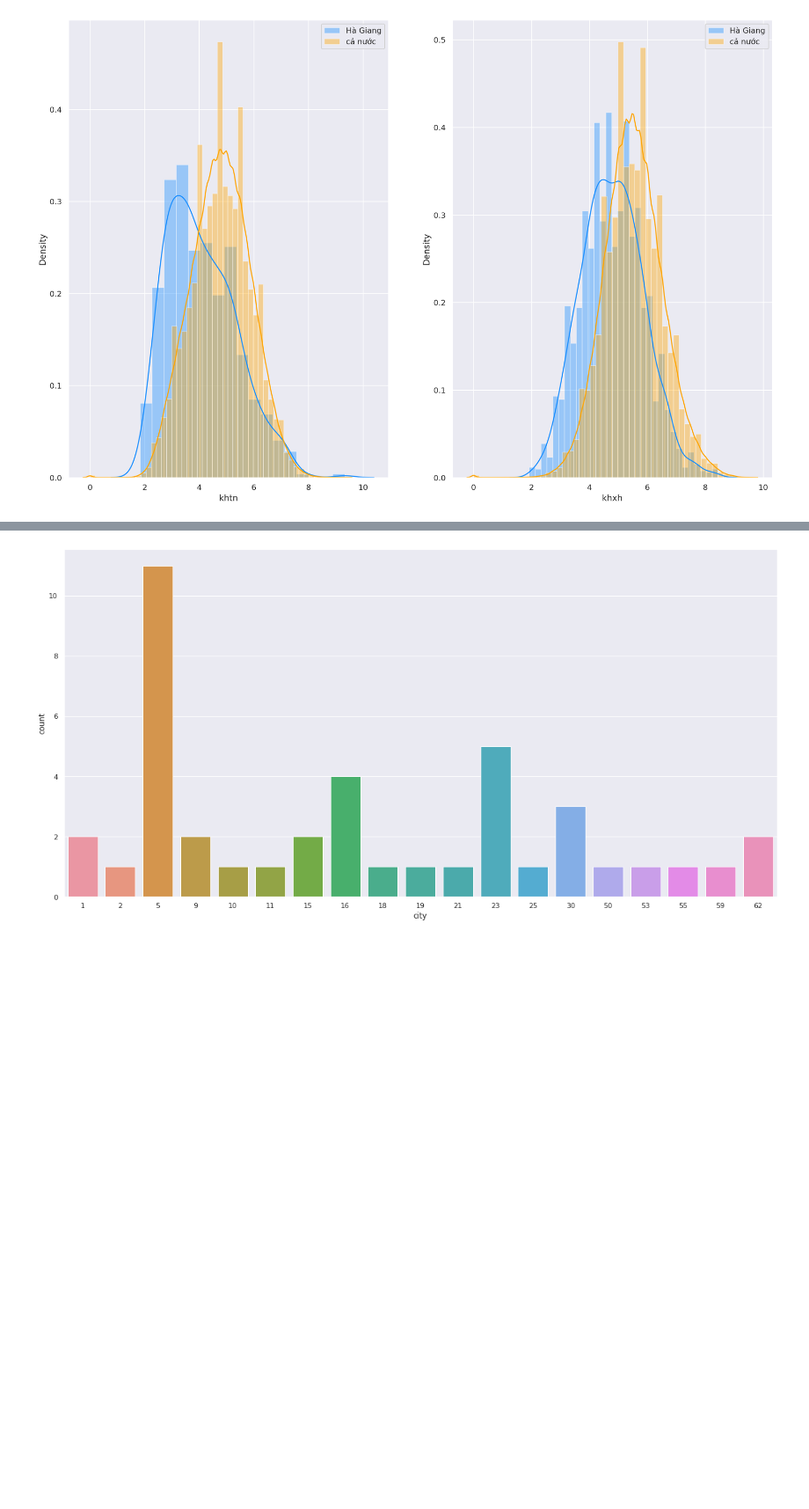
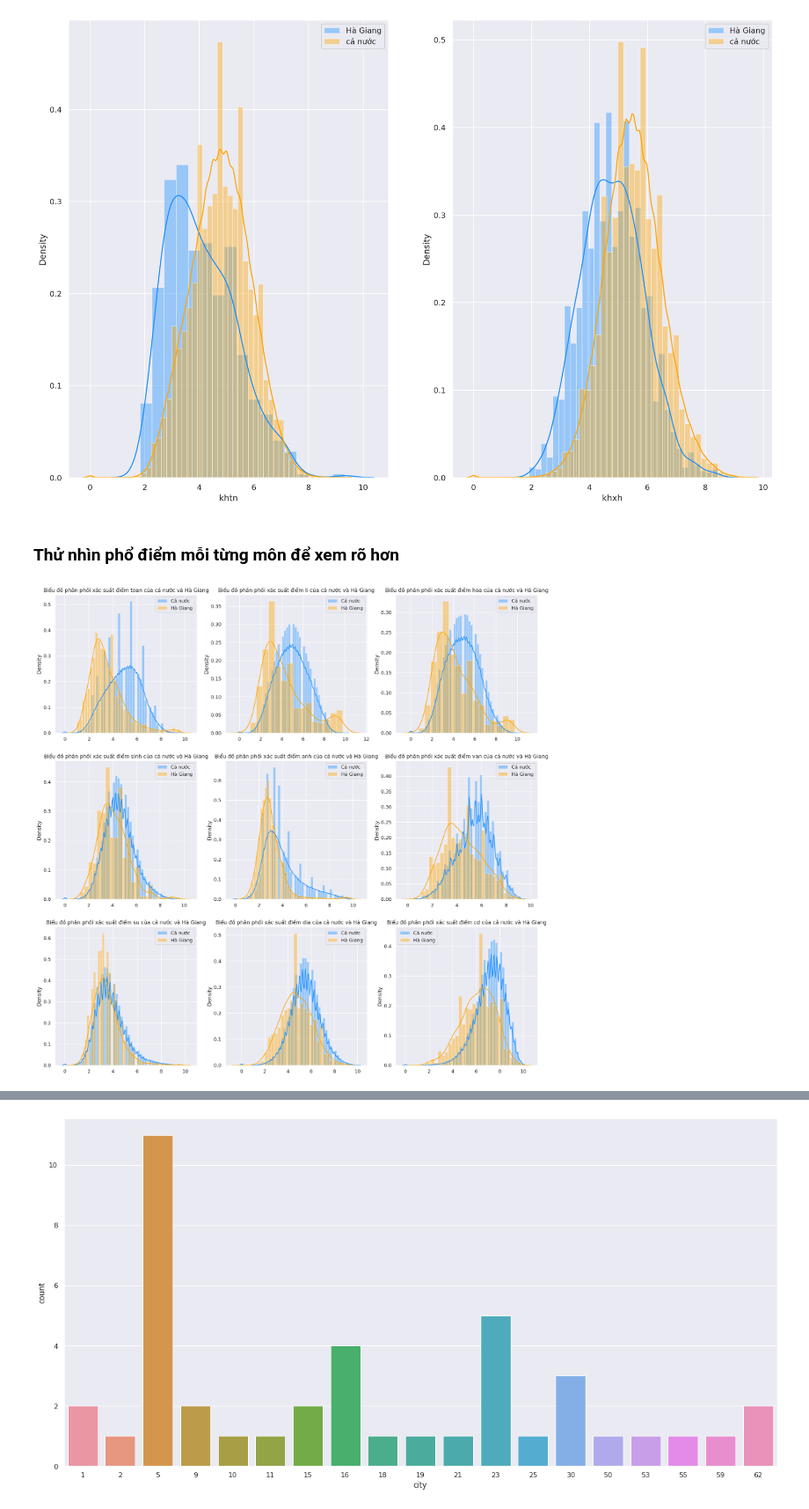
Before and after one commit to AI005/DataTHTPQG2018, a Jupyter notebook: Untitled.ipynb, the cells around one changed output, grey strips where cells are left out. Shown at 88% size. Drawn from its saved outputs; the diff is of its cells as text; code cells hidden in the pictures; blank space fills up the shorter version.

```diff
--- a/Untitled.ipynb
+++ b/Untitled.ipynb
@@ -145,3 +147,20 @@ axes[1].legend()
 plt.show()
 # %% [output]
 [figure]
+# %% [markdown]
+### Thử nhìn phổ điểm mỗi từng môn để xem rõ hơn
+# %%
+fig, axes = plt.subplots(ncols=3, nrows=3, figsize=(20, 20),dpi=200)
+subjects = ['toan', 'li', 'hoa', 'sinh', 'anh','van', 'su', 'dia', 'cd']
+count = 0
+for i in range(3):
+    for j in range(3):
+        sns.distplot([float(_) for _ in df_2018[subjects[count]] if _ != -1.00], color="dodgerblue", label="Cả nước", ax=axes[i][j])
+        sns.distplot([float(_) for _ in df_HaGiang[subjects[count]] if _ != -1.00], color="orange", label="Hà Giang", ax=axes[i][j])
+        axes[i][j].set_title(subjects[i].upper())
+        axes[i][j].set_title('Biểu đồ phân phối xác suất điểm {} của cả nước và Hà Giang'.format(subjects[count]))
+        axes[i][j].legend()
+        count += 1
+plt.show()
+# %% [output]
+[figure, added]
```
Also changed, not shown: parts of 7 cells of this notebook.
